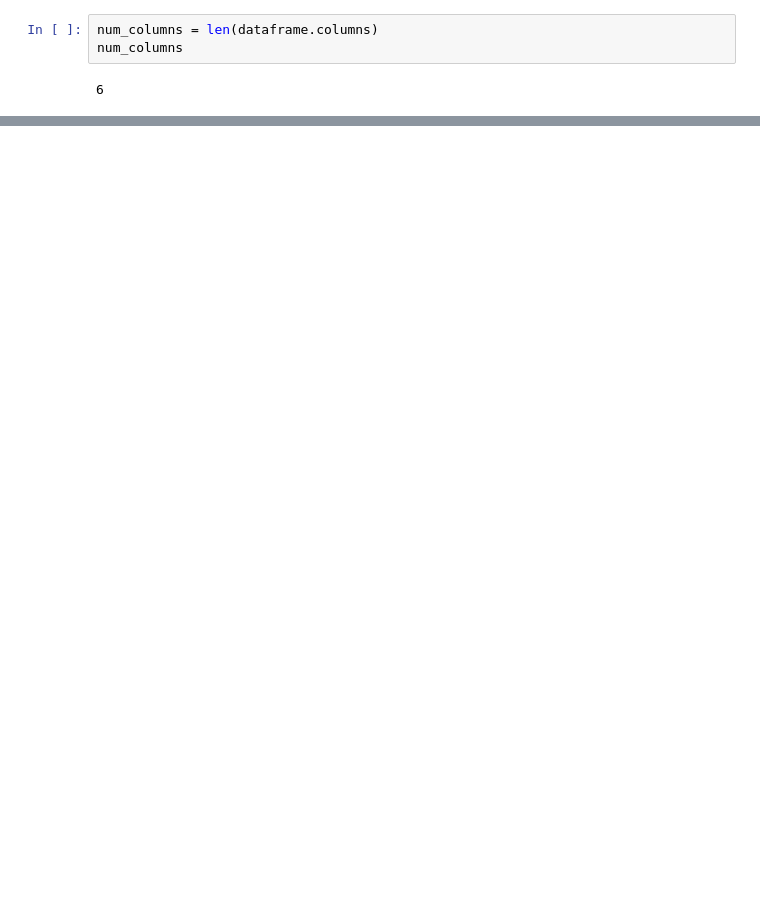
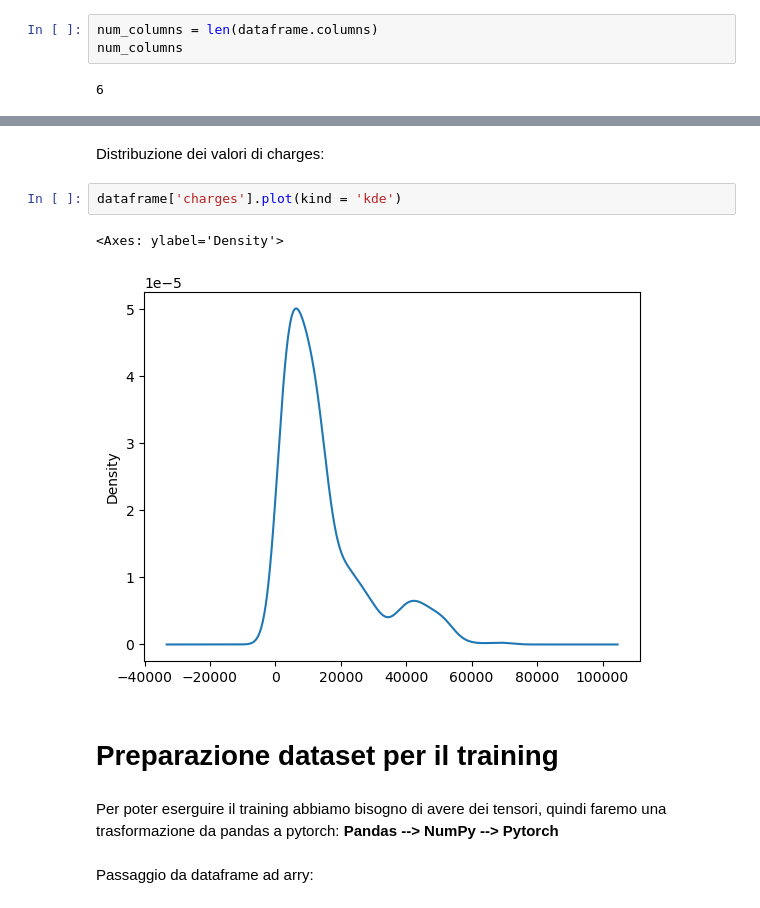
Before and after one commit to ren961/prova, a Jupyter notebook: progetto2.ipynb, the cells around one changed output, grey strips where cells are left out. Cells and saved outputs as stored; diff of their text form; blank space fills up the shorter version.

```diff
--- a/progetto2.ipynb
+++ b/progetto2.ipynb
@@ -91,0 +112,13 @@ categorical_cols
+# %% [markdown]
+Distribuzione dei valori di charges:
+# %%
+dataframe['charges'].plot(kind = 'kde')
+# %% [output]
+<Axes: ylabel='Density'>
+[figure, added]
+# %% [markdown]
+# Preparazione dataset per il training
+# %% [markdown]
+Per poter eserguire il training abbiamo bisogno di avere dei tensori, quindi faremo una trasformazione da pandas a pytorch: **Pandas --> NumPy --> Pytorch**
+# %% [markdown]
+Passaggio da dataframe ad arry:
```
Also changed, not shown: parts of 36 cells of this notebook.
